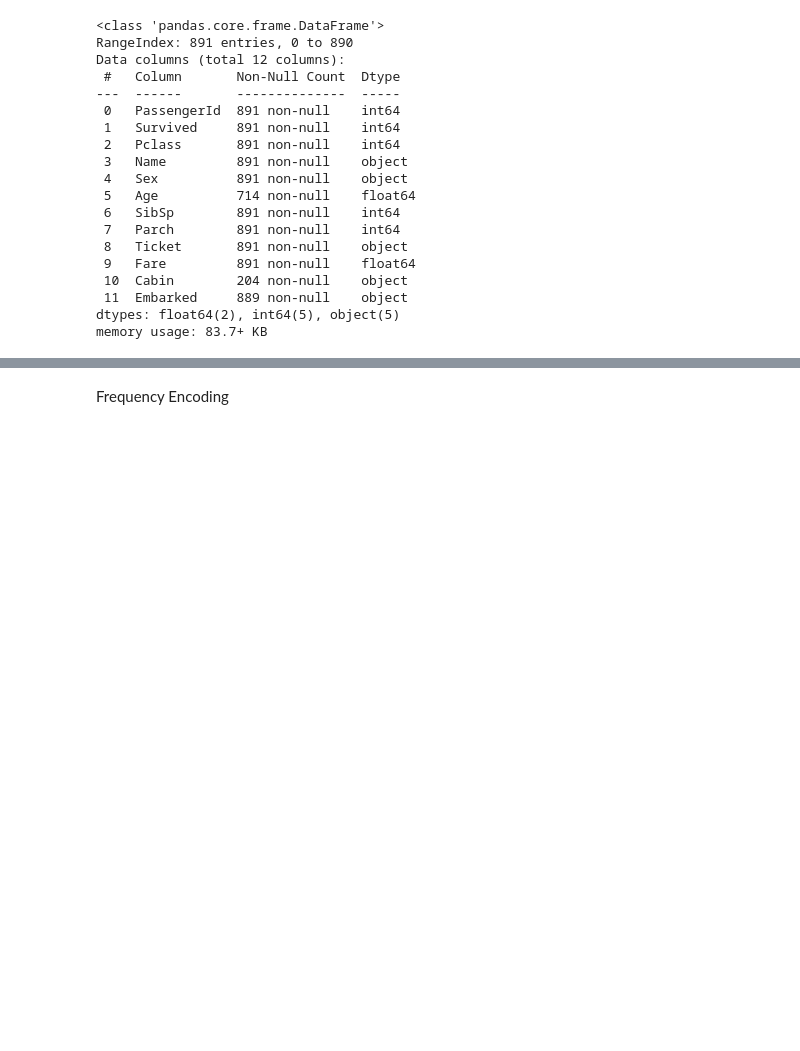
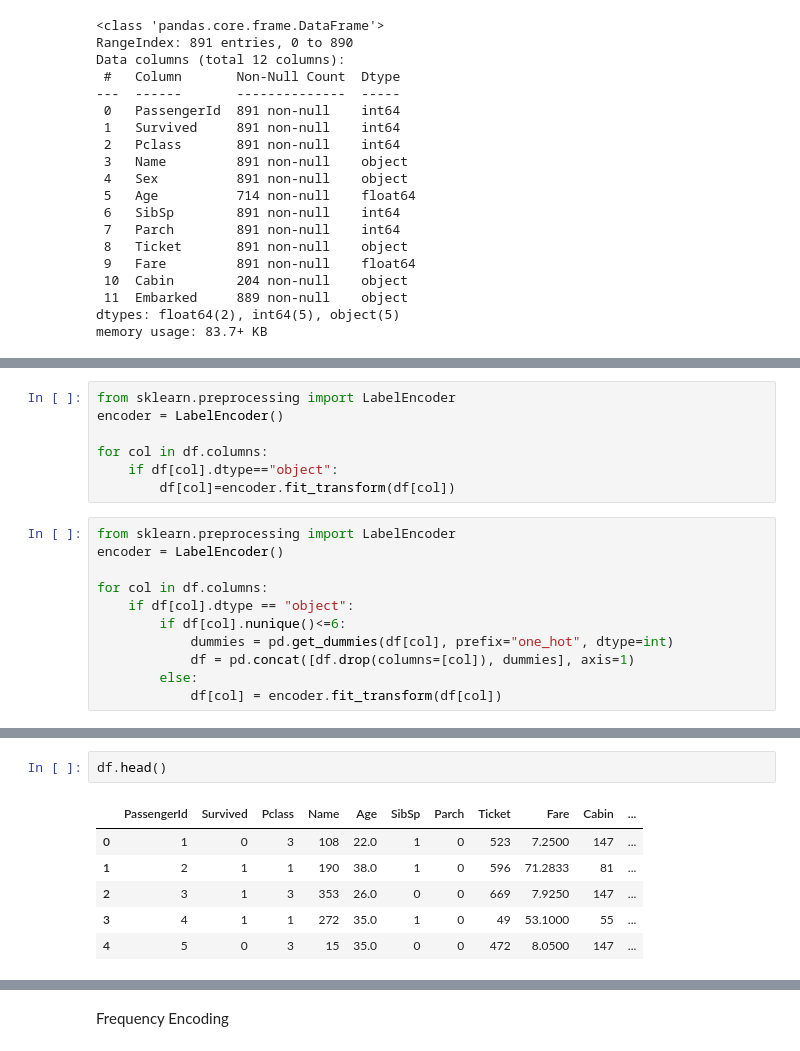
Before and after one commit to Rasuljon-ai/Yangi_Repo, a Jupyter notebook: Notebooks/data_preprocessing.ipynb, the cells around one changed output, grey strips where cells are left out. Drawn from its saved outputs; the diff is of its cells as text; blank space fills up the shorter version.

```diff
--- a/Notebooks/data_preprocessing.ipynb
+++ b/Notebooks/data_preprocessing.ipynb
@@ -195,0 +218,18 @@ memory usage: 83.7+ KB
+# %%
+from sklearn.preprocessing import LabelEncoder
+encoder = LabelEncoder()
+
+for col in df.columns:
+    if df[col].dtype=="object":
+        df[col]=encoder.fit_transform(df[col])
+# %%
+from sklearn.preprocessing import LabelEncoder
+encoder = LabelEncoder()
+
+for col in df.columns:
+    if df[col].dtype == "object":
+        if df[col].nunique()<=6:
+            dummies = pd.get_dummies(df[col], prefix="one_hot", dtype=int)
+            df = pd.concat([df.drop(columns=[col]), dummies], axis=1)
+        else:
+            df[col] = encoder.fit_transform(df[col])
@@ -195,0 +256,9 @@ memory usage: 83.7+ KB
+# %%
+df.head()
+# %% [output]
+|  | PassengerId | Survived | Pclass | Name | Age | SibSp | Parch | Ticket | Fare | Cabin | ... |
+| 0 | 1 | 0 | 3 | 108 | 22.0 | 1 | 0 | 523 | 7.2500 | 147 | ... |
+| 1 | 2 | 1 | 1 | 190 | 38.0 | 1 | 0 | 596 | 71.2833 | 81 | ... |
+| 2 | 3 | 1 | 3 | 353 | 26.0 | 0 | 0 | 669 | 7.9250 | 147 | ... |
+| 3 | 4 | 1 | 1 | 272 | 35.0 | 1 | 0 | 49 | 53.1000 | 55 | ... |
+| 4 | 5 | 0 | 3 | 15 | 35.0 | 0 | 0 | 472 | 8.0500 | 147 | ... |
```
Also changed, not shown: parts of 18 cells of this notebook.
